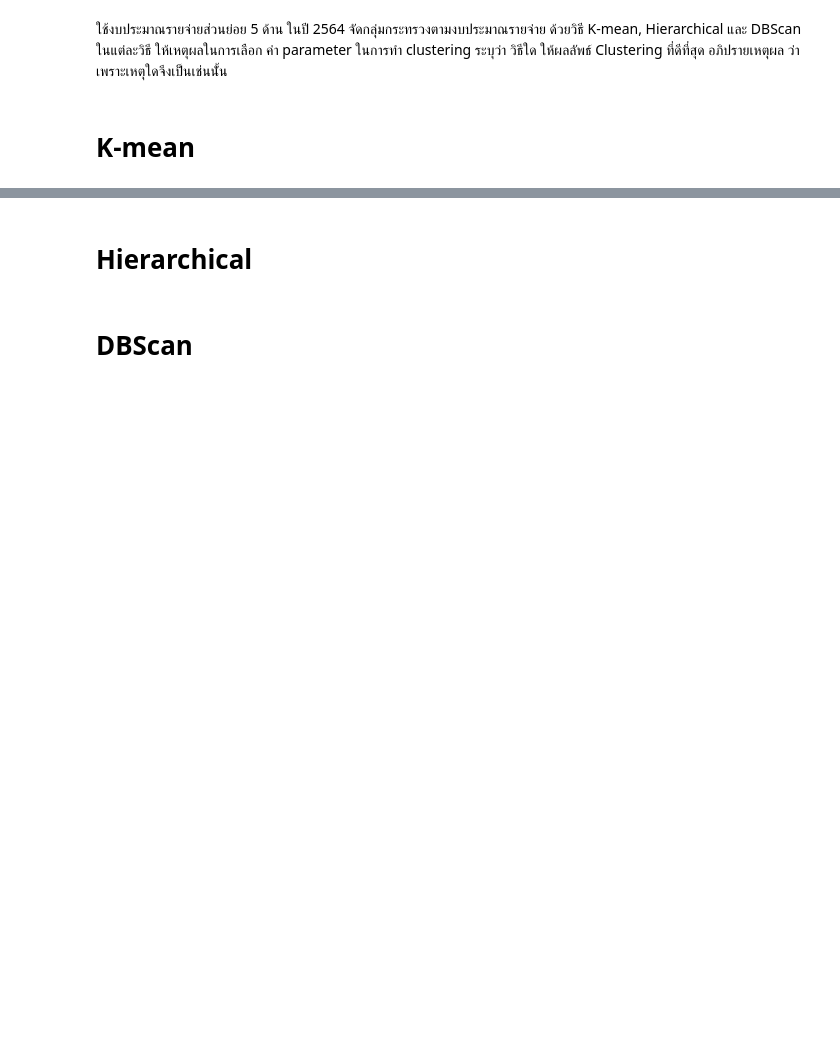
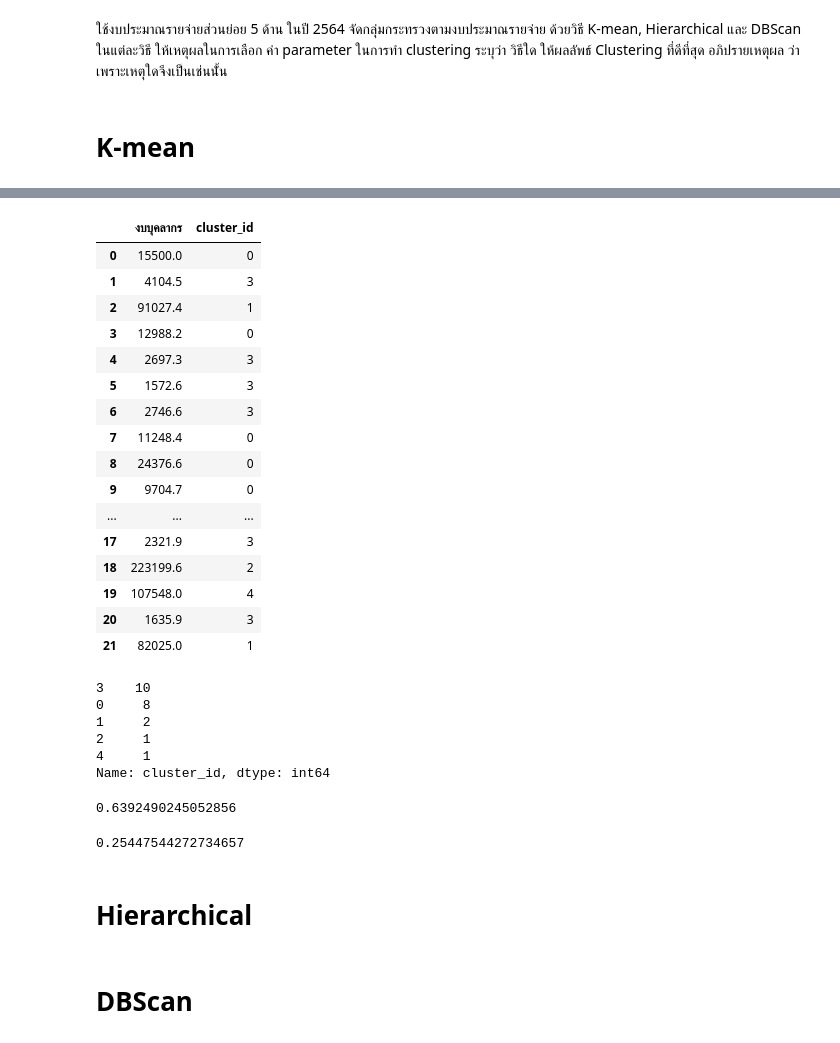
Before and after one commit to pant411/Assignment2_Stat_pp, a Jupyter notebook: part-cluster/cluster_analysis.ipynb, the cells around one changed output, grey strips where cells are left out. Cells and saved outputs as stored; diff of their text form; code cells hidden in the pictures; blank space fills up the shorter version.

```diff
--- a/part-cluster/cluster_analysis.ipynb
+++ b/part-cluster/cluster_analysis.ipynb
@@ -32,0 +137,2 @@ from sklearn.cluster import KMeans
+# %%
+k_1=3
@@ -33,3 +144,42 @@ from sklearn.cluster import KMeans
+# %%
+cluster_predictions = kmeans_1.predict(k_mean_2564_1_normalized)
+k_mean_2564_1['cluster_id'] = cluster_predictions
+k_mean_2564_1
+# %% [output]
+|  | งบบุคลากร | cluster_id |
+| 0 | 15500.0 | 0 |
+| 1 | 4104.5 | 3 |
+| 2 | 91027.4 | 1 |
+| 3 | 12988.2 | 0 |
+| 4 | 2697.3 | 3 |
+| 5 | 1572.6 | 3 |
+| 6 | 2746.6 | 3 |
+| 7 | 11248.4 | 0 |
+| 8 | 24376.6 | 0 |
+| 9 | 9704.7 | 0 |
+| ... | ... | ... |
+| 17 | 2321.9 | 3 |
+| 18 | 223199.6 | 2 |
+| 19 | 107548.0 | 4 |
+| 20 | 1635.9 | 3 |
+| 21 | 82025.0 | 1 |
+# %%
+k_mean_2564_1.cluster_id.value_counts()
+# %% [output]
+3    10
+0     8
+1     2
+2     1
+4     1
+Name: cluster_id, dtype: int64
+# %%
+print(metrics.silhouette_score(k_mean_2564_1,kmeans_1.labels_))
+# %% [output]
+0.6392490245052856
+# %%
+print(metrics.davies_bouldin_score(k_mean_2564_1,kmeans_1.labels_))
+# %% [output]
+0.25447544272734657
 # %% [markdown]
 # Hierarchical
 # %%
```
Also changed, not shown: parts of 13 cells of this notebook, 1 other file.
